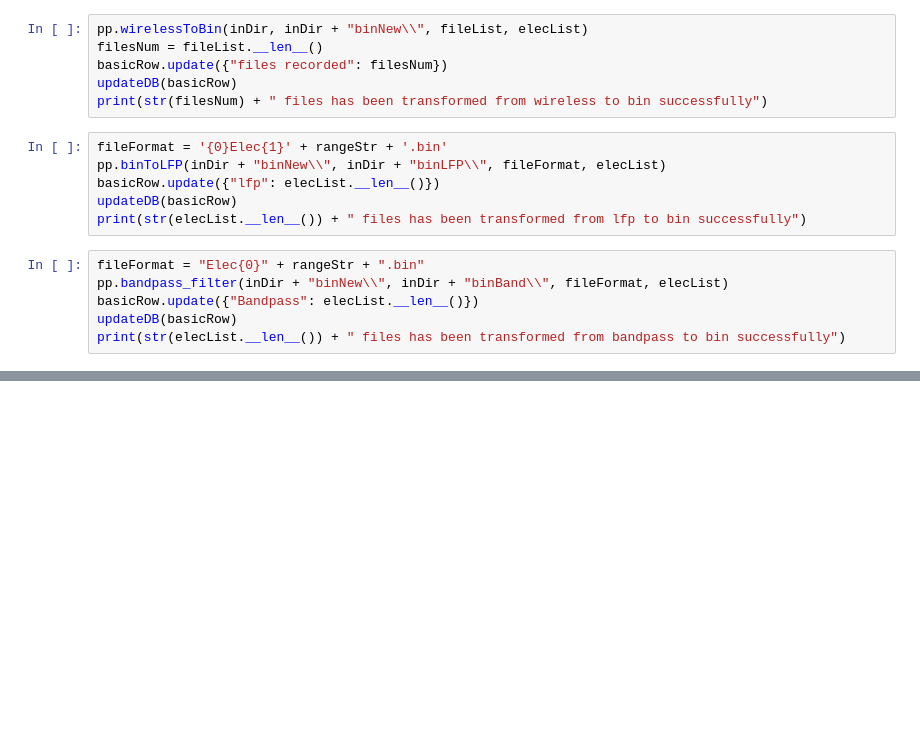
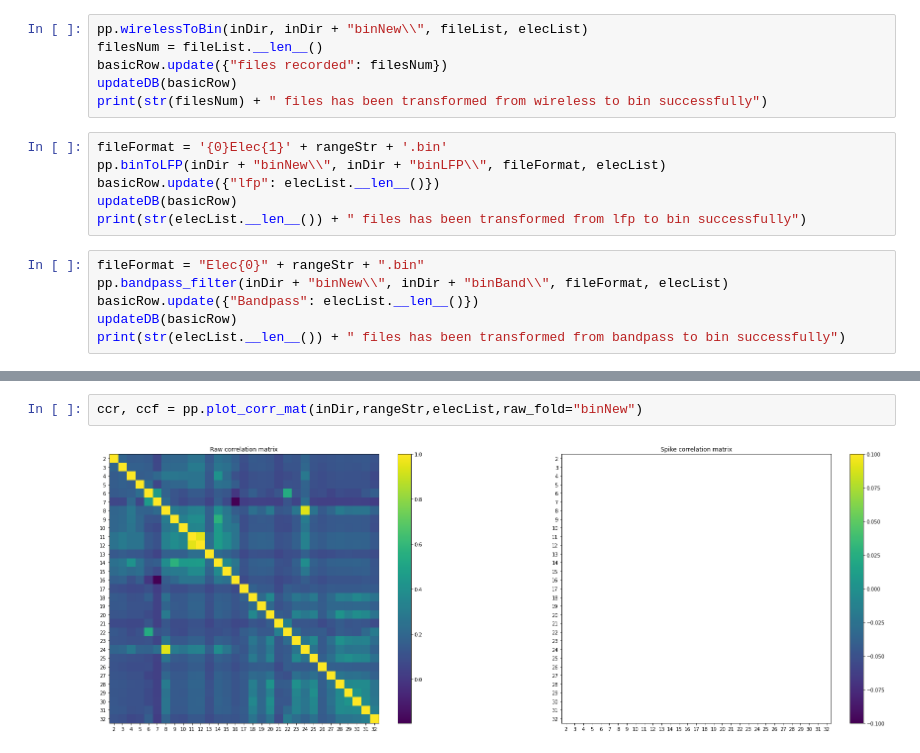
Before and after one commit to orelTahary/Preprocess, a Jupyter notebook: preprocessUI.ipynb, the cells around one changed output, grey strips where cells are left out. Cells and saved outputs as stored; diff of their text form; blank space fills up the shorter version.

```diff
--- a/preprocessUI.ipynb
+++ b/preprocessUI.ipynb
@@ -99,0 +104,4 @@ ThemisDB.csv has been updated
+# %%
+ccr, ccf = pp.plot_corr_mat(inDir,rangeStr,elecList,raw_fold="binNew")
+# %% [output]
+[figure, added]
```
Also changed, not shown: parts of 6 cells of this notebook, 1 other file.
